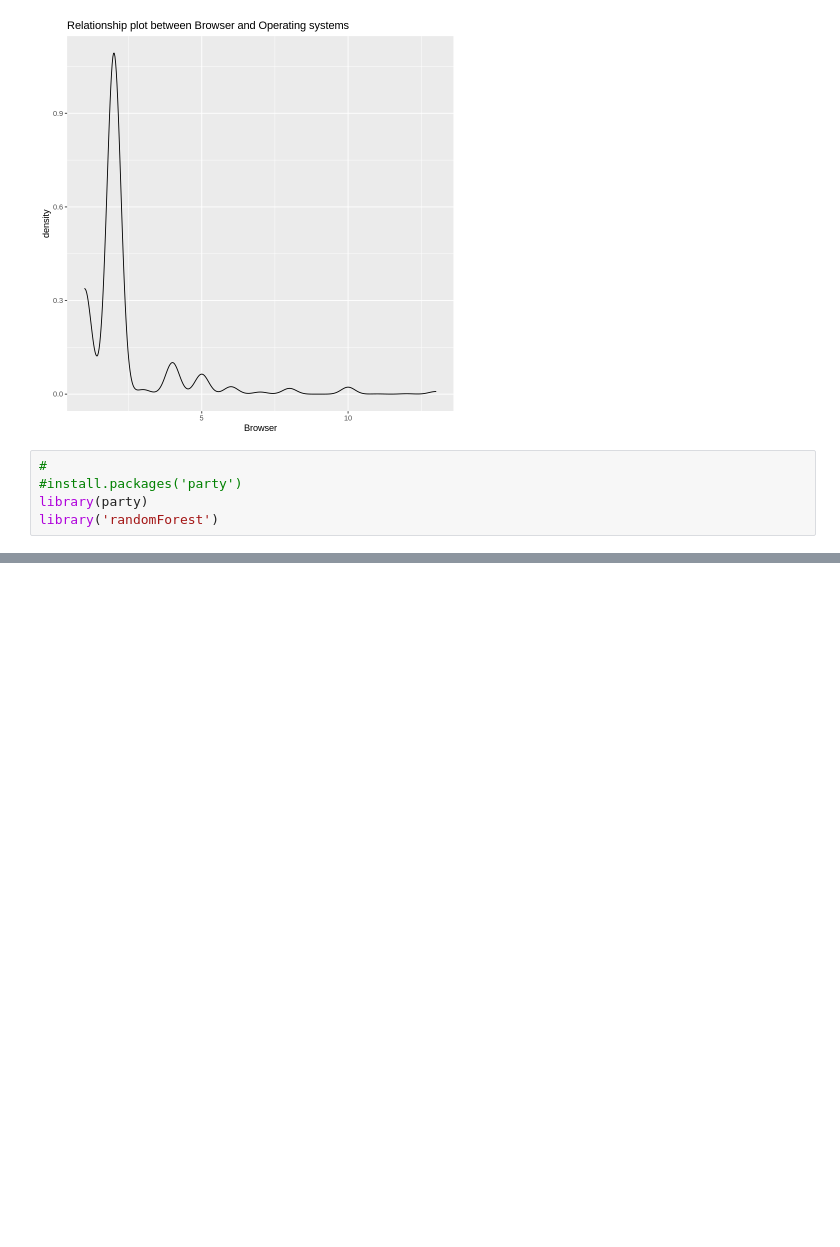
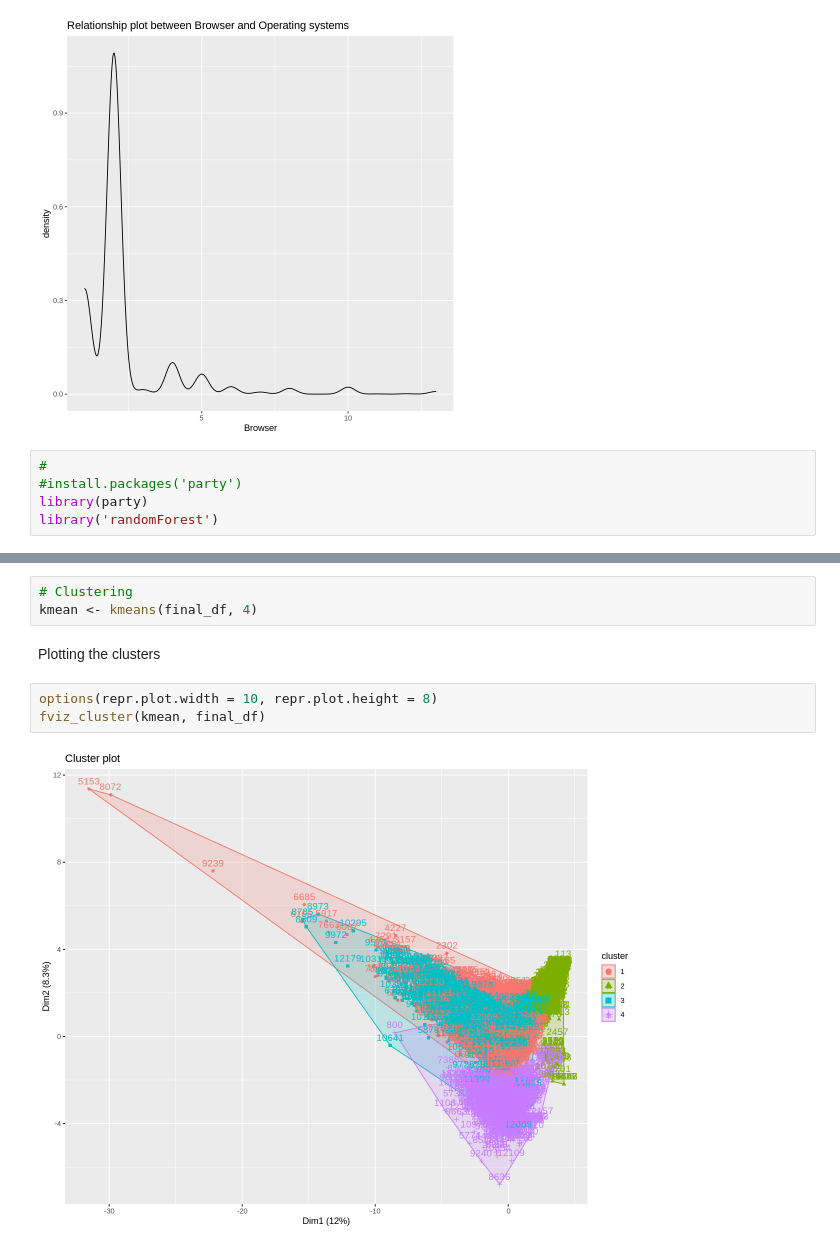
Before and after one commit to franciskingk/Classification-with-R, a Jupyter notebook: Classification_with_R.ipynb, the cells around one changed output, grey strips where cells are left out. Drawn from its saved outputs; the diff is of its cells as text; blank space fills up the shorter version.

```diff
--- a/Classification_with_R.ipynb
+++ b/Classification_with_R.ipynb
@@ -295,0 +340,10 @@ plot(output.tree)
+# %%
+# Clustering
+kmean <- kmeans(final_df, 4)
+# %% [markdown]
+Plotting the clusters
+# %%
+options(repr.plot.width = 10, repr.plot.height = 8)
+fviz_cluster(kmean, final_df)
+# %% [output]
+[figure, added]
```
Also changed, not shown: parts of 21 cells of this notebook.
